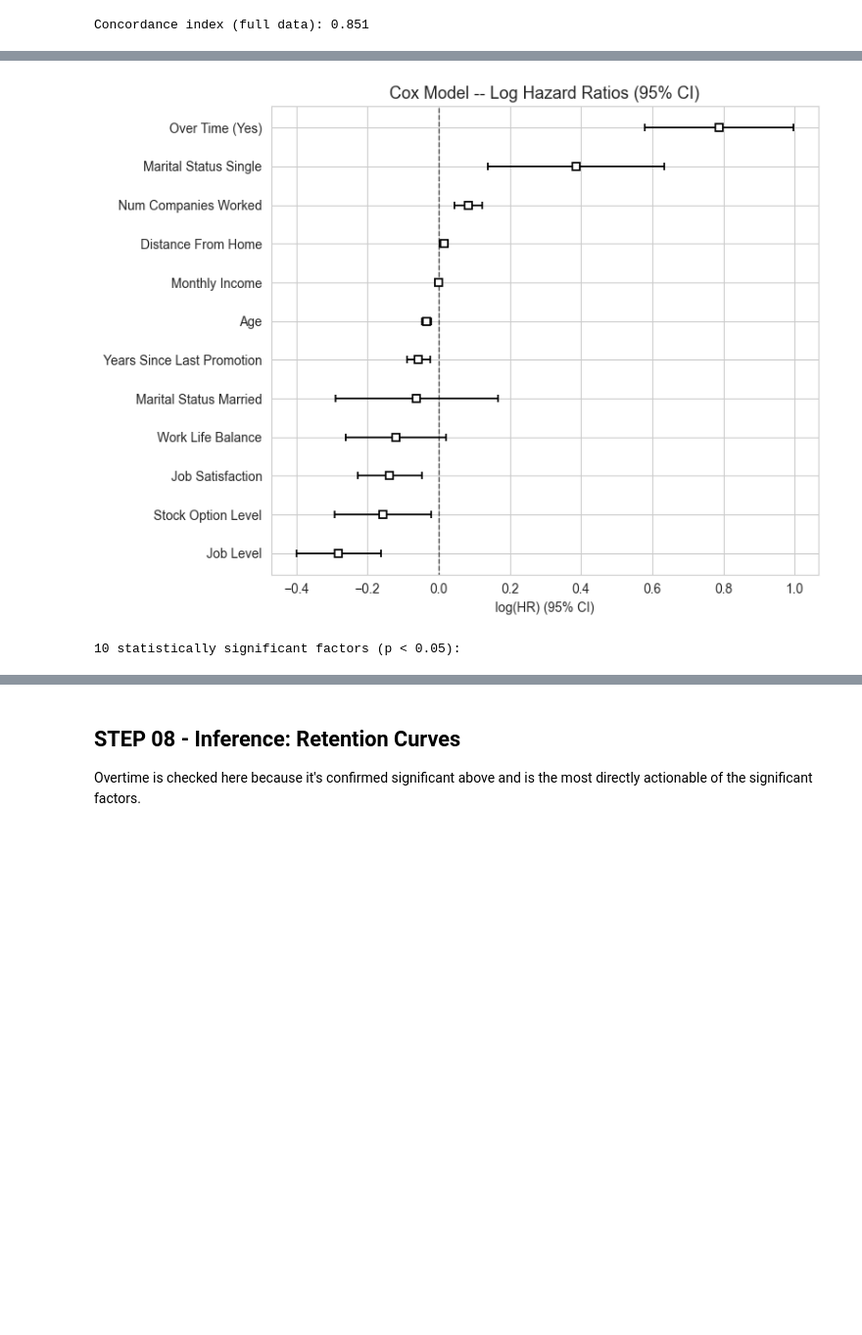
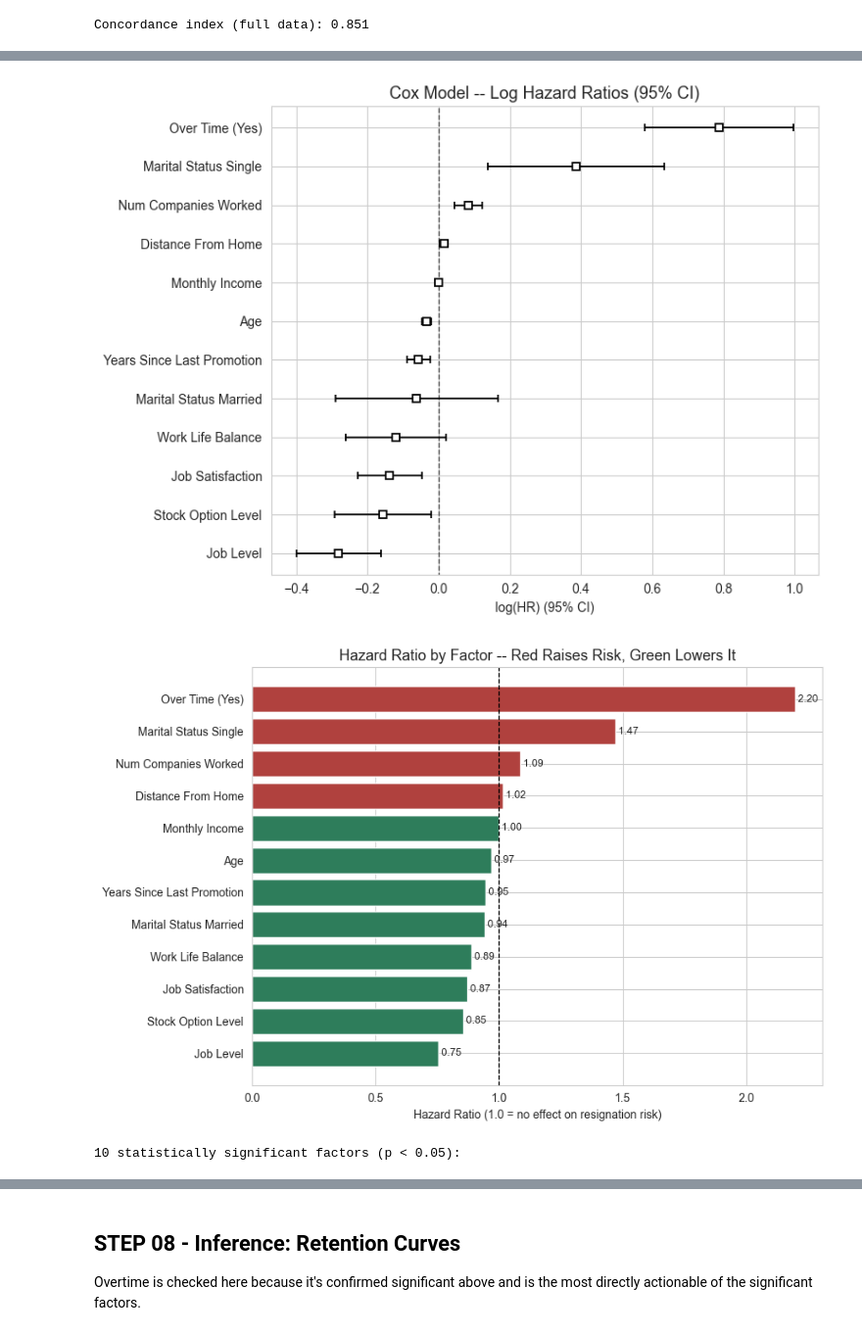
Before and after one commit to Nickwisely97/Code-Portofolio, a Jupyter notebook: Project/Forecasting & Predictive Modeling/Headcount Attrition - Survival Analysis/code/hr_attrition_analysis.ipynb, the cells around one changed output, grey strips where cells are left out. Shown at 98% size. Saved outputs shown, nothing was run; the diff lists cells and outputs as text; code cells hidden in the pictures; blank space fills up the shorter version.

```diff
--- a/Project/Forecasting & Predictive Modeling/Headcount Attrition - Survival Analysis/code/hr_attrition_analysis.ipynb
+++ b/Project/Forecasting & Predictive Modeling/Headcount Attrition - Survival Analysis/code/hr_attrition_analysis.ipynb
@@ -39,13 +32,9 @@ SLD_DIR = os.path.join(CONFIG["RESULT_DIR"], "slides")
 # %% [markdown]
 ## STEP 01 - Load Data
 # %%
-def clean_feature_label(name):
-    name = name.replace('_', ' ')
-    name = re.sub(r'([a-z])([A-Z])', r'\1 \2', name)
-    return name.replace(' Yes', ' (Yes)').replace(' No', ' (No)').strip().title()
+from preprocessing import load_data
 
-df = pd.read_csv(CONFIG["DATA_PATH"])
-EMPLOYEE_IDS = df["EmployeeNumber"].copy()
+df, EMPLOYEE_IDS = load_data(CONFIG["DATA_PATH"])
 
 print(f"Dataset: {df.shape[0]} employees, {df.shape[1]} columns")
 print(f"Attrition rate: {(df['Attrition']=='Yes').mean():.1%} "
@@ -87,20 +76,15 @@ plt.show()
 
 Tenure (`YearsAtCompany`) is the duration; leaving is the event, still-employed is right-censored. Covariates are a hand-picked subset, not every column in the dataset -- Cox PH degrades with too many (especially dummy-heavy) covariates, so this keeps only factors with a plausible causal story on attrition, verified below via the assumption check.
 # %%
+from preprocessing import prepare_survival_data
+
 SURVIVAL_COVARIATES = [
     "OverTime", "JobLevel", "MonthlyIncome", "JobSatisfaction", "WorkLifeBalance",
     "YearsSinceLastPromotion", "DistanceFromHome", "StockOptionLevel",
     "NumCompaniesWorked", "Age", "MaritalStatus",
 ]
 
-surv_df = df[["YearsAtCompany", "Attrition"] + SURVIVAL_COVARIATES].copy()
-surv_df["event"] = (surv_df["Attrition"] == "Yes").astype(int)
-surv_df["duration"] = surv_df["YearsAtCompany"].clip(lower=0.5)
-surv_df = surv_df.drop(columns=["Attrition", "YearsAtCompany"])
-
-surv_df = pd.get_dummies(surv_df, columns=["OverTime", "MaritalStatus"], drop_first=True)
-surv_df.columns = [c if c in ("duration", "event") else clean_feature_label(c) for c in surv_df.columns]
-surv_df = surv_df.astype(float)
+surv_df = prepare_survival_data(df, SURVIVAL_COVARIATES, dummy_cols=["OverTime", "MaritalStatus"])
 surv_df.head()
 # %% [output]
 |  | Job Level | Monthly Income | Job Satisfaction | Work Life Balance | Years Since Last Promotion | ... |
@@ -188,8 +167,9 @@ below.
 
 STEP 04 validated the *method* on a held-out split. The model actually used for ranking today's employees is refit on all available data -- standard practice once a method is validated, and it means every current employee's risk score below comes from a model that has seen the full history, not just 80% of it.
 # %%
-cph = CoxPHFitter(penalizer=0.1)
-cph.fit(surv_df, duration_col="duration", event_col="event")
+from cox_model import fit_full
+
+cph = fit_full(surv_df)
 print(f"Concordance index (full data): {cph.concordance_index_:.3f}")
 # %% [output]
 Concordance index (full data): 0.851
@@ -198,34 +180,31 @@ Concordance index (full data): 0.851
 # %%
-cox_summary = cph.summary.sort_values("exp(coef)", ascending=False)
+from cox_model import get_significant_factors, plot_hazard_ratio_forest, plot_hazard_ratios_bar
+
+cox_summary, significant = get_significant_factors(cph)
 display(cox_summary[["coef", "exp(coef)", "p"]].round(3))
 
-plt.figure(figsize=(8, 6))
-cph.plot()
-plt.title("Cox Model -- Log Hazard Ratios (95% CI)", fontsize=13)
-plt.tight_layout()
-cox_forest_path = os.path.join(FIG_DIR, "cox_hazard_ratios.png")
-plt.savefig(cox_forest_path, dpi=300)
-plt.show()
+cox_forest_path = plot_hazard_ratio_forest(cph, os.path.join(FIG_DIR, "cox_hazard_ratios.png"))
+hazard_bar_path = plot_hazard_ratios_bar(cox_summary, os.path.join(FIG_DIR, "hazard_ratio_barplot.png"))
 
-significant = cox_summary[cox_summary["p"] < 0.05].sort_values("p")
 print(f"\n{len(significant)} statistically significant factors (p < 0.05):")
 display(significant[["exp(coef)", "p"]].round(3))
 # %% [output]
 |  | coef | exp(coef) | p |
 | covariate |  |  |  |
 | Over Time (Yes) | 0.788 | 2.199 | 0.000 |
 | Marital Status Single | 0.386 | 1.471 | 0.002 |
 | Num Companies Worked | 0.083 | 1.087 | 0.000 |
 | Distance From Home | 0.015 | 1.015 | 0.015 |
 | Monthly Income | -0.000 | 1.000 | 0.000 |
 | Age | -0.033 | 0.968 | 0.000 |
 | Years Since Last Promotion | -0.057 | 0.945 | 0.001 |
 | Marital Status Married | -0.061 | 0.941 | 0.598 |
 | Work Life Balance | -0.120 | 0.887 | 0.095 |
 | Job Satisfaction | -0.137 | 0.872 | 0.003 |
 | Stock Option Level | -0.157 | 0.855 | 0.024 |
 | Job Level | -0.281 | 0.755 | 0.000 |
 [figure]
+[figure, added]
 10 statistically significant factors (p < 0.05):
 |  | exp(coef) | p |
 | covariate |  |  |
```
Also changed, not shown: parts of 8 cells of this notebook, 7 other files.
